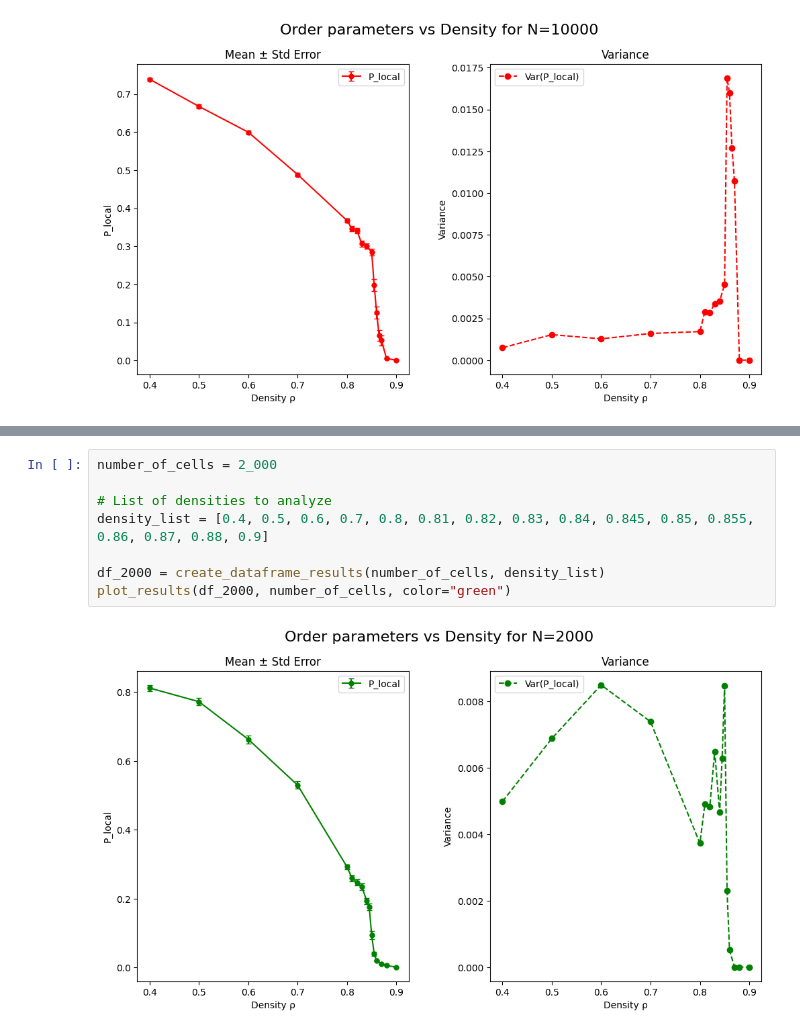
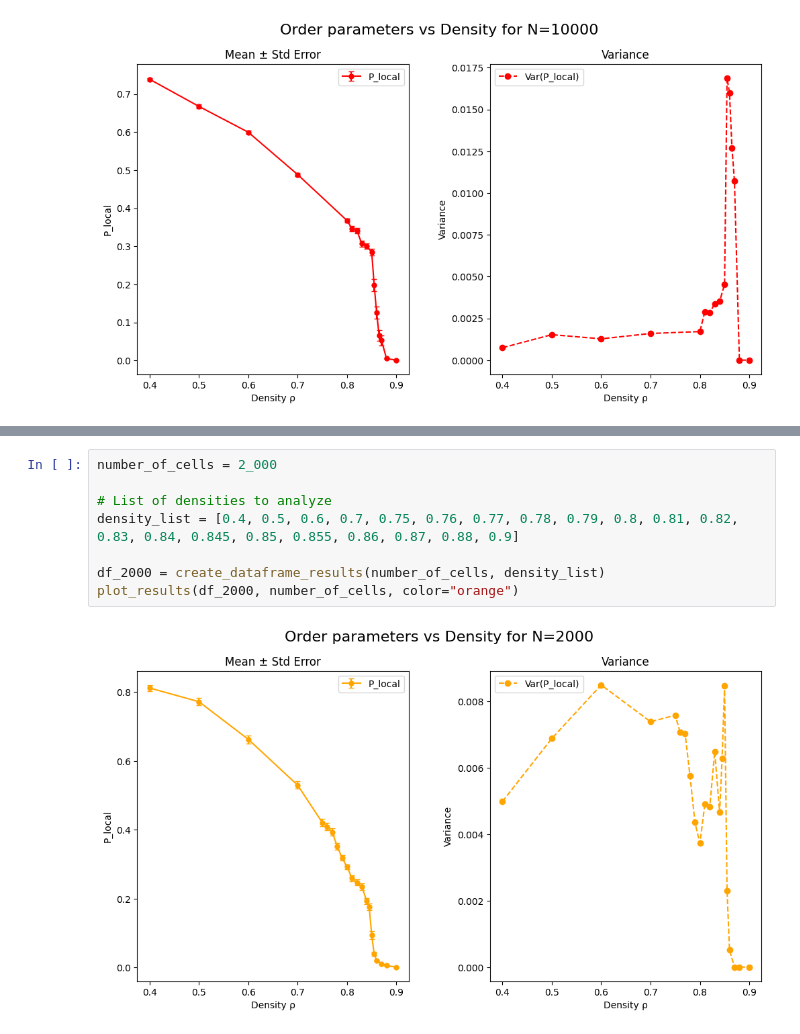
Before and after one commit to gonzaloangaut/oncostreams_analysis, a Jupyter notebook: analysis_local_op.ipynb, the cells around one changed output, grey strips where cells are left out. Drawn from its saved outputs; the diff is of its cells as text.

```diff
--- a/analysis_local_op.ipynb
+++ b/analysis_local_op.ipynb
@@ -224,10 +234,10 @@ plot_results(df_5000, number_of_cells, color="blue")
 # %%
 number_of_cells = 2_000
 
 # List of densities to analyze
-density_list = [0.4, 0.5, 0.6, 0.7, 0.8, 0.81, 0.82, 0.83, 0.84, 0.845, 0.85, 0.855, 0.86, 0.87, 0.88, 0.9]
+density_list = [0.4, 0.5, 0.6, 0.7, 0.75, 0.76, 0.77, 0.78, 0.79, 0.8, 0.81, 0.82, 0.83, 0.84, 0.845, 0.85, 0.855, 0.86, 0.87, 0.88, 0.9]
 
 df_2000 = create_dataframe_results(number_of_cells, density_list)
-plot_results(df_2000, number_of_cells, color="green")
+plot_results(df_2000, number_of_cells, color="orange")
 # %% [output]
-[figure, old version]
+[figure, new version]
```
Also changed, not shown: parts of 5 cells of this notebook, 6 other files.
